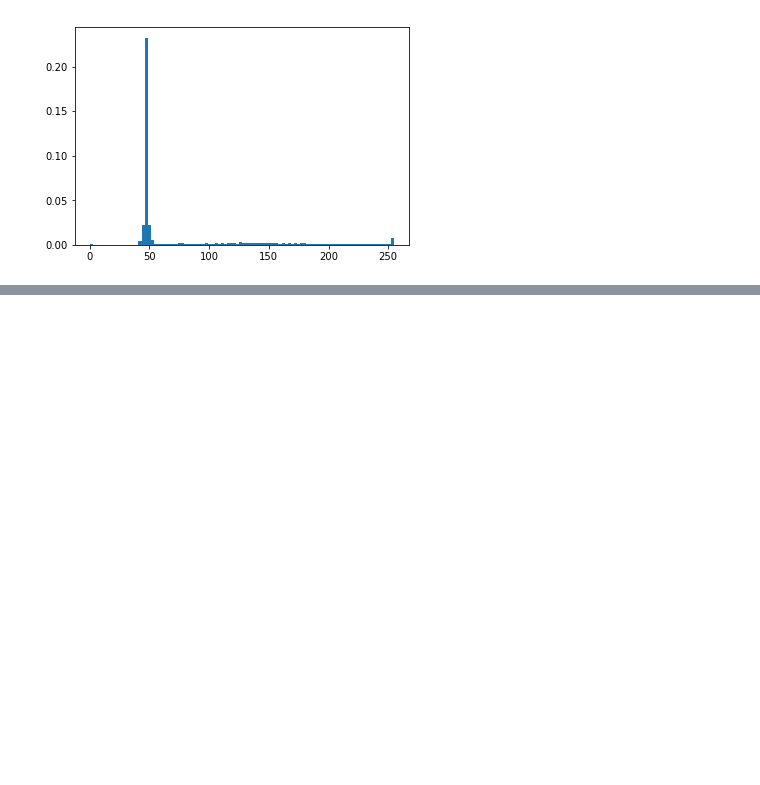
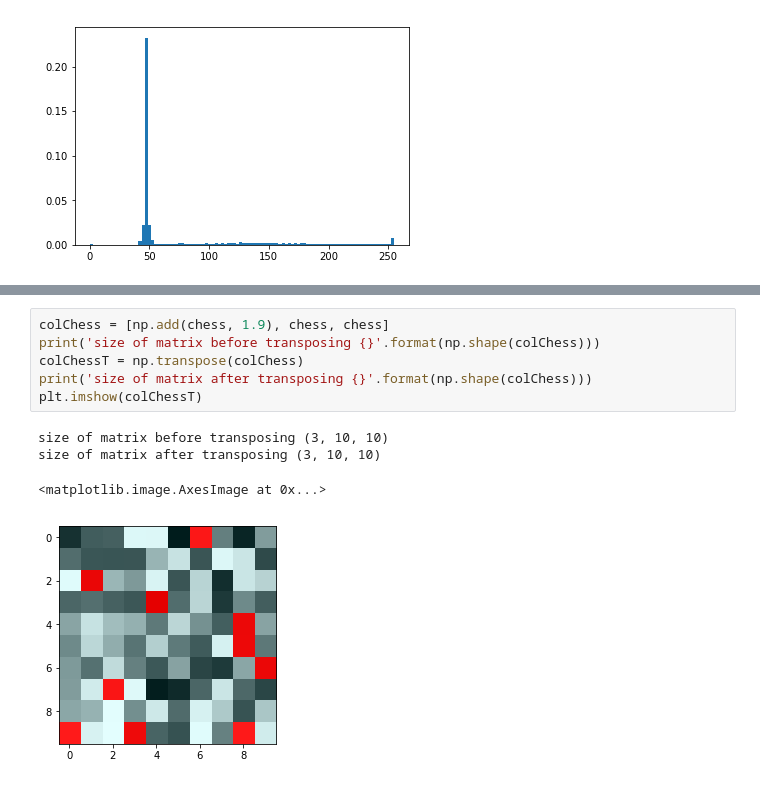
Before and after one commit to stephanieeechang/PythonGameProg, a Jupyter notebook: PythonImage.ipynb, the cells around one changed output, grey strips where cells are left out. Drawn from its saved outputs; the diff is of its cells as text; blank space fills up the shorter version.

```diff
--- a/PythonImage.ipynb
+++ b/PythonImage.ipynb
@@ -50,0 +82,11 @@ n, b, p = plt.hist(prismRed.ravel(), bins=100, range=(0, 1), normed=True)
+# %%
+colChess = [np.add(chess, 1.9), chess, chess]
+print('size of matrix before transposing {}'.format(np.shape(colChess)))
+colChessT = np.transpose(colChess)
+print('size of matrix after transposing {}'.format(np.shape(colChess)))
+plt.imshow(colChessT)
+# %% [output]
+size of matrix before transposing (3, 10, 10)
+size of matrix after transposing (3, 10, 10)
+<matplotlib.image.AxesImage at 0x...>
+[figure, added]
```
Also changed, not shown: parts of 5 cells of this notebook.
